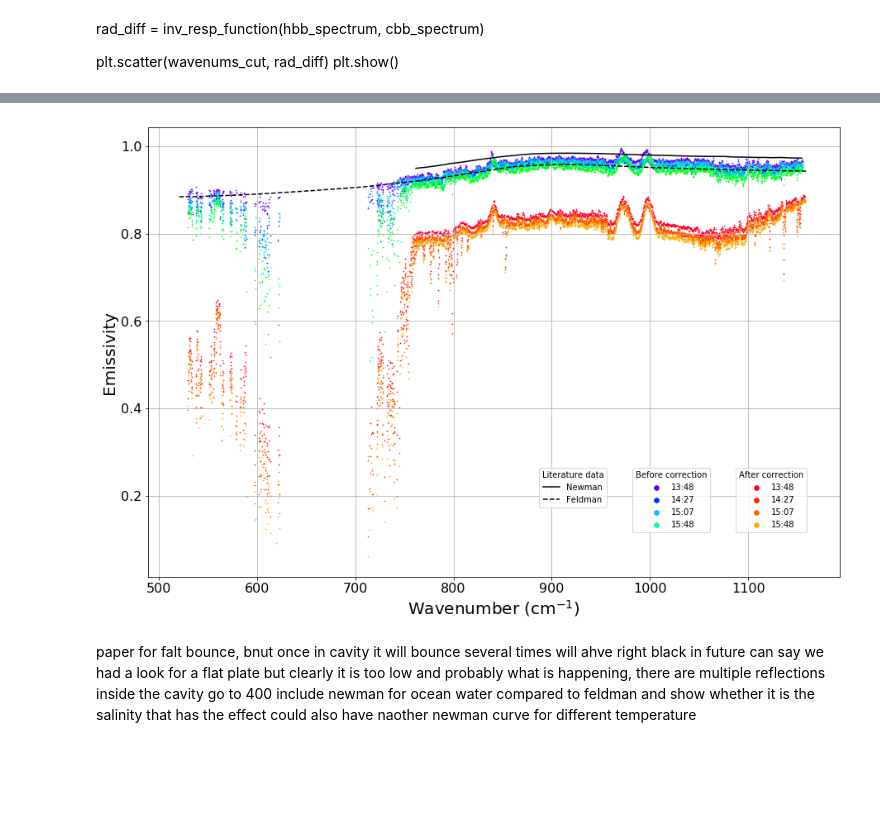
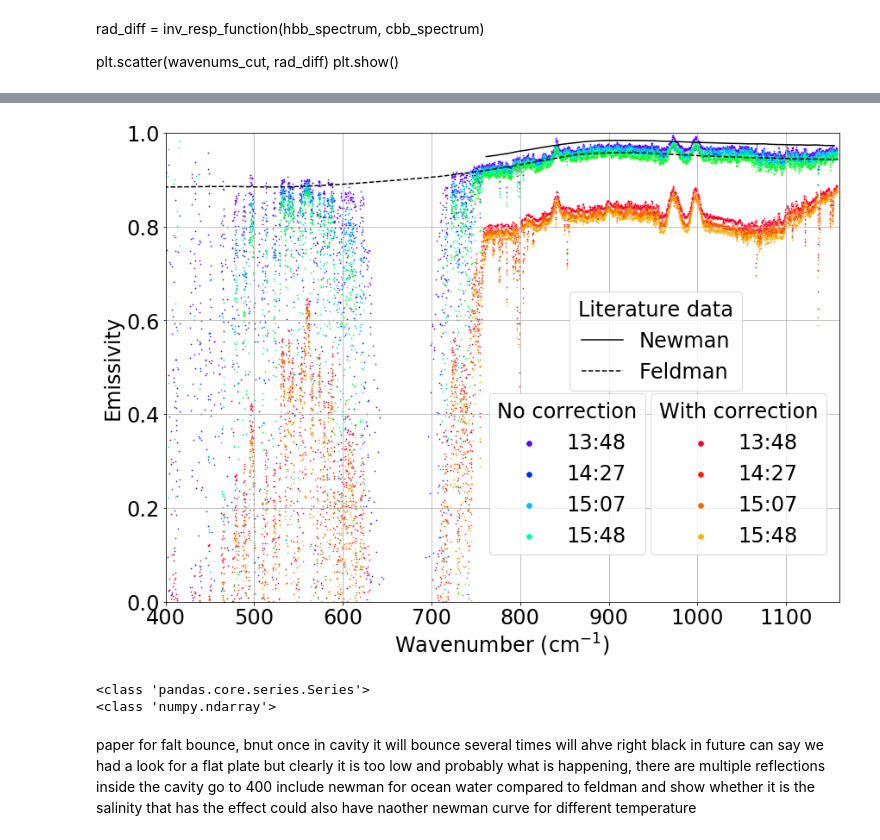
Before and after one commit to micolbedarida/MSci_Project, a Jupyter notebook: sand_test_1503.ipynb, the cells around one changed output, grey strips where cells are left out. Drawn from its saved outputs; the diff is of its cells as text; code cells hidden in the pictures; blank space fills up the shorter version.

```diff
--- a/sand_test_1503.ipynb
+++ b/sand_test_1503.ipynb
@@ -210,13 +249,9 @@ surf_temp = [19.2, 18.1, 17.3, 17.1, 16.8] #
 times = ['Newman Data', 'Feldman Data', '13:48', '14:27', '15:07', '15:48', '16:28', '13:48', '14:27', '15:07', '15:48', '16:28']
 # %%
 newman_data = read_file(path_raw, 'Newman_data.csv', ',', rowstoskip=None, head=None)
-feldman_data = read_file(path_raw, 'feldman_data.csv', ',', rowstoskip=None, head=None)
+feldman_data2 = read_file(path_raw, 'feldman_data.csv', ',', rowstoskip=None, head=None)
+feldman_data1 = read_file(path_raw, 'feldman_data1.csv', ',', rowstoskip=None, head=None)
+feldman_data0 = list(feldman_data1[0][:24])+list(feldman_data2[0])
+feldman_data1 = list(feldman_data1[1][:24])+list(feldman_data2[1])
 # %%
-em_without_correction = read_file(path_raw, 'emissivities.csv', '\t', rowstoskip=None, head=None)
-
-wns_before = em_without_correction[0]
-em_wo_corr_1 = em_without_correction[1]
-em_wo_corr_2 = em_without_correction[2]
-em_wo_corr_3 = em_without_correction[3]
-em_wo_corr_4 = em_without_correction[4]
-em_wo_corr_5 = em_without_correction[5]
+em_without_correction = read_file(path_raw, 'ems_400.csv', '\t', rowstoskip=None, head=None)
@@ -243,5 +258,5 @@ Name: 0, Length: 1855, dtype: float64
 # %%
-fig = plt.figure(figsize=(15,10))
+fig = plt.figure(figsize=(14,10))
 colors = cm.gist_rainbow(np.linspace(0, 1, 20)) # last number is number of colours you want
 
 
@@ -278,7 +293,7 @@ for (t_file, hbb_index, cbb_index, sky_index, surface_index, atm_t, surf_t, colo
     taus = []
     wns =[]
     for i in range(len(wavenums_cut)):
-        if f_trans(wavenums_cut[i]) >0.98:
+        if f_trans(wavenums_cut[i]) >0.9:
             taus.append(f_trans(wavenums_cut[i]))
             wns.append(wavenums_cut[i])
             downs.append(sky_rad[i])
@@ -288,46 +303,59 @@ for (t_file, hbb_index, cbb_index, sky_index, surface_index, atm_t, surf_t, colo
     BBsurf = plot_planck(surf_t, wns)
 
     N1 = np.array(ups)
     N2 = np.array([t**2*d for t, d in zip(taus, downs)])
     N3 = np.array([(1-t**2)*b for t, b in zip(taus, BBatm)])
 
     N = N1-N2-N3
 
     D1 = np.array([t*b for t, b in zip(taus, BBsurf)])
     D2 = np.array([t**2*d for t, d in zip(taus, downs)])
     D3 = np.array([t*(1-t)*b for t, b in zip(taus, BBatm)])
 
     D = D1-D2-D3
 
     ax = fig.add_subplot(111)
 
     ax.scatter(wns, N/D, s=0.5, c=color, label=time)
-    plt.xlabel('Wavenumber (cm$^{-1}$)', fontsize=20)
-    plt.ylabel('Emissivity', fontsize=20)
+    plt.xlabel('Wavenumber (cm$^{-1}$)', fontsize=24)
+    plt.ylabel('Emissivity', fontsize=24)
 
 plt.grid()
-leg1 = ax.legend(loc=(.85,.1), markerscale=8, title='After correction')
+leg1 = ax.legend(loc=(.72,.1), markerscale=8, title='With correction', fontsize=24)
 
-wc1 = ax.scatter(wns_before, em_wo_corr_1, s=0.5, c=colors[-4], label='_')
-wc2 = ax.scatter(wns_before, em_wo_corr_2, s=0.5, c=colors[-6], label='_')
-wc3 = ax.scatter(wns_before, em_wo_corr_3, s=0.5, c=colors[-8], label='_')
-wc4 = ax.scatter(wns_before, em_wo_corr_4, s=0.5, c=colors[-10], label='_')
-wc5 = ax.scatter(wns_before, em_wo_corr_5, s=0.5, c=colors[-12], label='_')
-leg2 = ax.legend([wc1,wc2, wc3, wc4, wc5],times[2:6], loc=(.7,0.1), markerscale=8, title='Before correction')
+wc1 = ax.scatter(em_without_correction[0], em_without_correction[1], s=0.5, c=colors[-4], label='_')
+wc2 = ax.scatter(em_without_correction[2], em_without_correction[3], s=0.5, c=colors[-6], label='_')
+wc3 = ax.scatter(em_without_correction[4], em_without_correction[5], s=0.5, c=colors[-8], label='_')
+wc4 = ax.scatter(em_without_correction[6], em_without_correction[7], s=0.5, c=colors[-10], label='_')
+wc5 = ax.scatter(em_without_correction[8], em_without_correction[9], s=0.5, c=colors[-12], label='_')
+leg2 = ax.legend([wc1,wc2, wc3, wc4, wc5],times[2:6], loc=(.48,0.1), markerscale=8, title='No correction', fontsize=24)
 
 new = ax.plot(newman_data[0][0:48], newman_data[1][0:48], 'k', label='Newman')
-feld = ax.plot(feldman_data[0][1:51], feldman_data[1][1:51], 'k--', label='Feldman')
+feld = ax.plot(feldman_data0[1:251], feldman_data1[1:251], 'k--', label='Feldman')
 
-plt.legend(['Newman', 'Feldman'], loc=(.565,0.155), markerscale=4, title='Literature data')
+legend = plt.legend(['Newman', 'Feldman'], loc=(.6,0.45), markerscale=8, title='Literature data', fontsize=24)
+plt.setp(legend.get_title(),fontsize=24)
 
 ax.add_artist(leg1)
 ax.add_artist(leg2)
+plt.setp(leg1.get_title(),fontsize=24)
+plt.setp(leg2.get_title(),fontsize=24)
 
-ax.tick_params(labelsize=16, labelcolor='black')
+plt.xlim([400,1160])
+plt.ylim([0,1])
+ax.tick_params(labelsize=24, labelcolor='black')
+fig.savefig('Graphs/Results_emissivities.png', dpi=600)
+
 
 plt.show()
 # %% [output]
-[figure, old version]
+[figure, new version]
+# %%
+print(type(times_temps["Time"]))
+print(type(np.array([4,5])))
+# %% [output]
+<class 'pandas.core.series.Series'>
+<class 'numpy.ndarray'>
 # %% [markdown]
 
 paper for falt bounce, bnut once in cavity it will bounce several times
```
Also changed, not shown: parts of 8 cells of this notebook, 1 other file.
